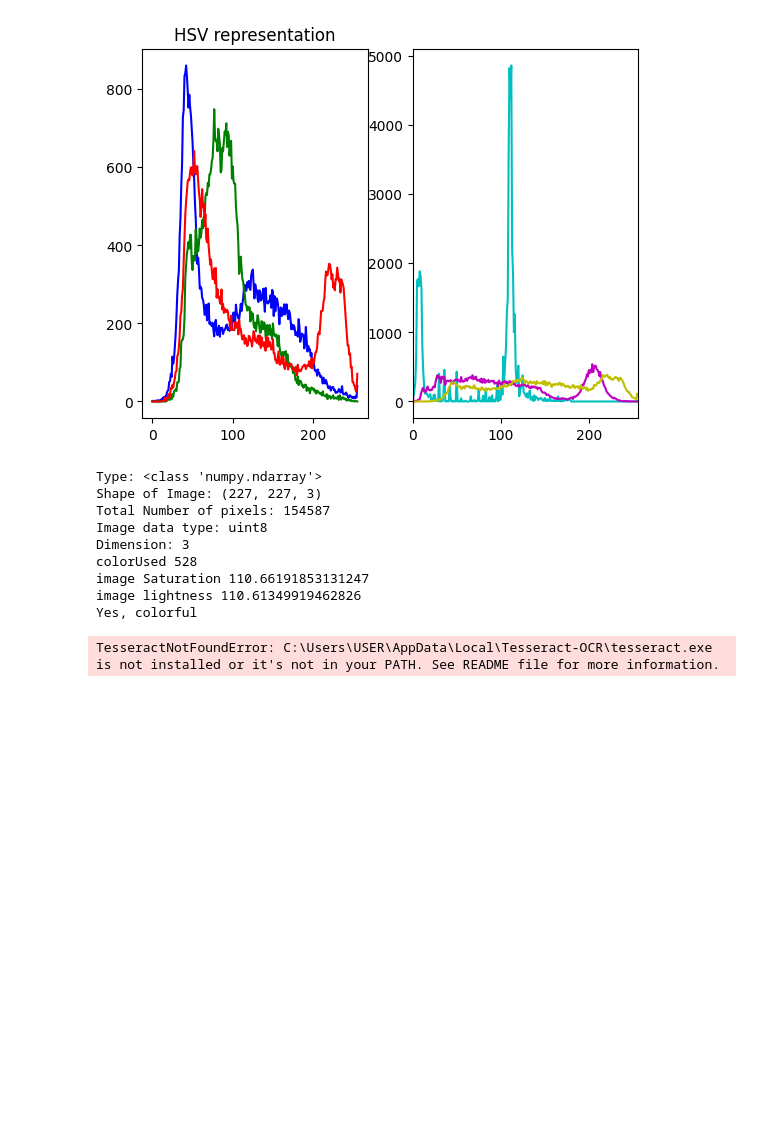
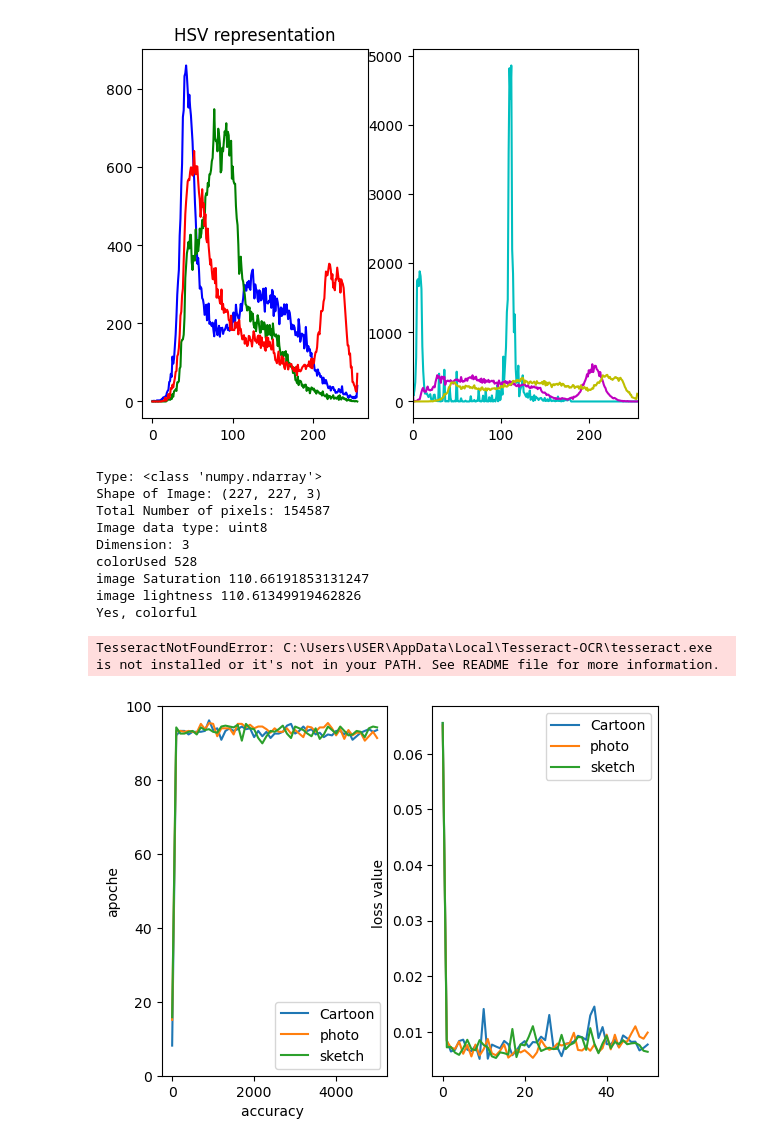
Before and after one commit to md131376st/amlProhect, a Jupyter notebook: data/PACS/AddDataLabels-Copy1.ipynb, the cells around one changed output. Drawn from its saved outputs; the diff is of its cells as text; code cells hidden in the pictures; blank space fills up the shorter version.

```diff
--- a/data/PACS/AddDataLabels-Copy1.ipynb
+++ b/data/PACS/AddDataLabels-Copy1.ipynb
@@ -266,3 +266,40 @@ TesseractNotFoundError: C:\Users\USER\AppData\Local\Tesseract-OCR\tesseract.exe
 !pip install opencv-python
 # %%
 import matplotlib.pyplot as plt
+# %%
+def read(path):
+    loss=[]
+    accuracy=[]
+    with open(path) as f:
+        for line in f.readlines():
+            if line.startswith("[VAL -"):
+                hi=line.split(' ')
+                loss.append(float(hi[4]))
+                accuracy.append(float(hi[7]))
+
+
+    return loss, accuracy
+# %%
+
+loss,accuracy = read("baselineFinal/cartoonbaseline.txt")
+loss1,accuracy1 = read("baselineFinal/photobaseline.txt")
+loss2,accuracy2= read("baselineFinal/scatchbaseline.txt")
+# accuracy.pop(0)
+plt.subplot(1, 2, 1)
+plt.plot(range(0,5001, 100), accuracy,  label="Cartoon")
+plt.plot(range(0,5001, 100), accuracy1,  label="photo")
+plt.plot(range(0,5001, 100), accuracy2,  label="sketch")
+plt.ylim(0, 100)
+plt.legend()
+plt.ylabel('epochs')
+plt.xlabel("accuracy ")
+
+plt.subplot(1, 2, 2)
+plt.plot(loss, label="Cartoon")
+plt.plot(loss1, label="photo")
+plt.plot(loss2,label="sketch")
+plt.legend()
+plt.ylabel('loss value ')
+plt.savefig("cartoon.png")
+# %% [output]
+[figure, added]
```
Also changed, not shown: parts of 10 cells of this notebook, 16 other files.
